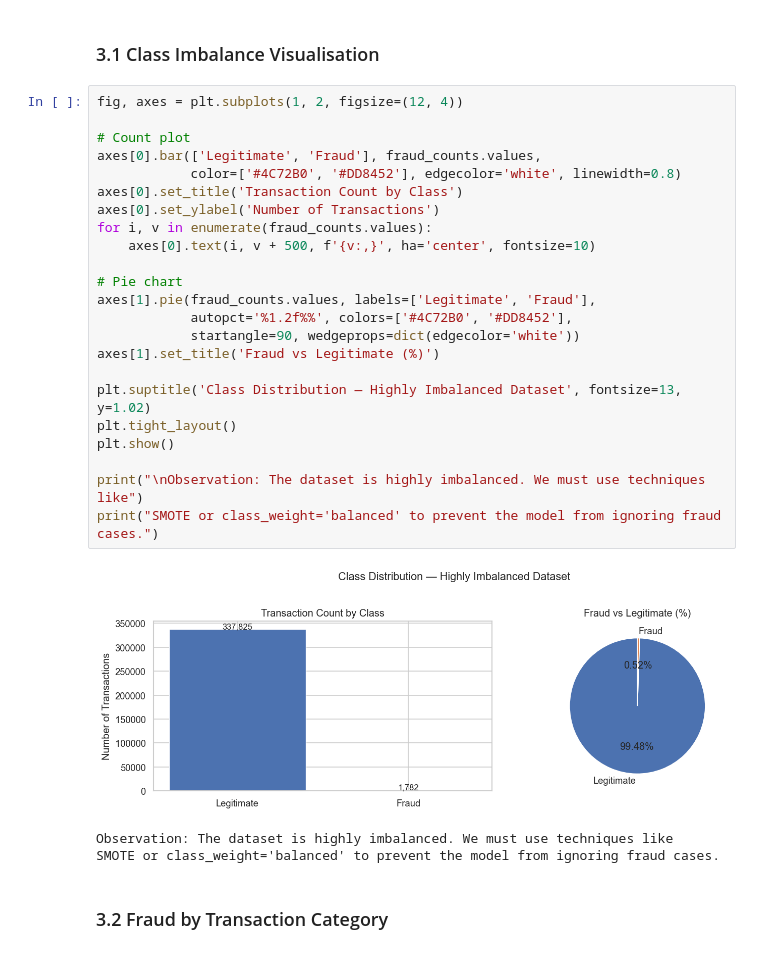
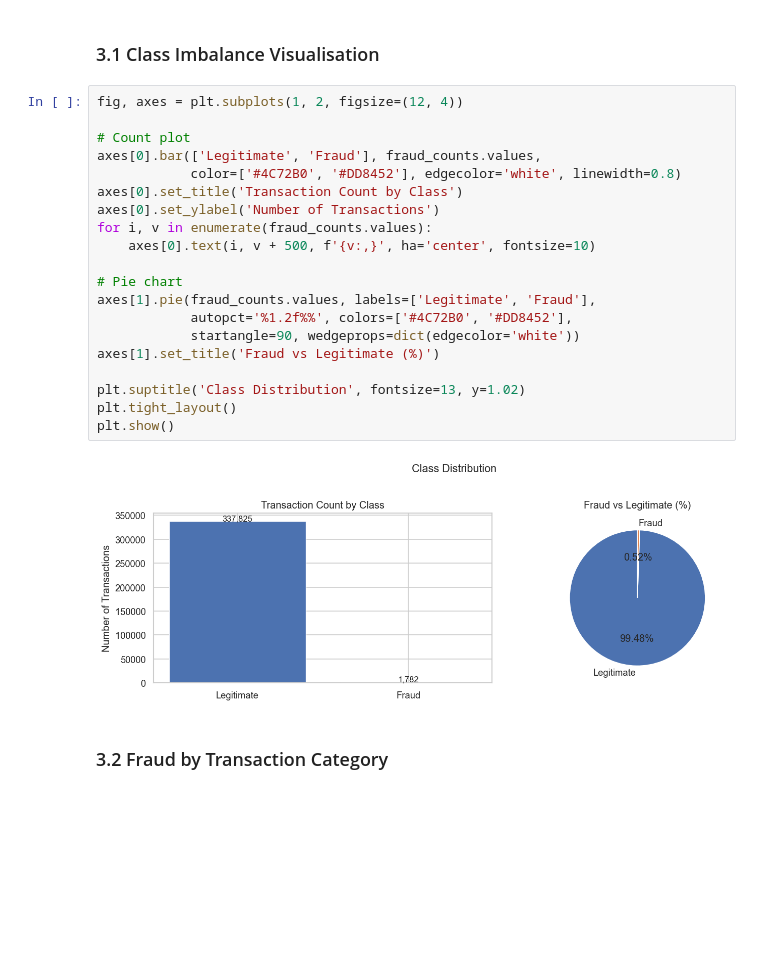
Before and after one commit to ore291/CREDIT-CARD-FRAUD, a Jupyter notebook: COM763_Fraud_Detection.ipynb, the cells around one changed output. Drawn from its saved outputs; the diff is of its cells as text; blank space fills up the shorter version.

```diff
--- a/COM763_Fraud_Detection.ipynb
+++ b/COM763_Fraud_Detection.ipynb
@@ -121,30 +122,25 @@ I have identified key questions to be answered by the dataset:
 # %%
 fig, axes = plt.subplots(1, 2, figsize=(12, 4))
 
 # Count plot
 axes[0].bar(['Legitimate', 'Fraud'], fraud_counts.values,
             color=['#4C72B0', '#DD8452'], edgecolor='white', linewidth=0.8)
 axes[0].set_title('Transaction Count by Class')
 axes[0].set_ylabel('Number of Transactions')
 for i, v in enumerate(fraud_counts.values):
     axes[0].text(i, v + 500, f'{v:,}', ha='center', fontsize=10)
 
 # Pie chart
 axes[1].pie(fraud_counts.values, labels=['Legitimate', 'Fraud'],
             autopct='%1.2f%%', colors=['#4C72B0', '#DD8452'],
             startangle=90, wedgeprops=dict(edgecolor='white'))
 axes[1].set_title('Fraud vs Legitimate (%)')
 
-plt.suptitle('Class Distribution — Highly Imbalanced Dataset', fontsize=13, y=1.02)
+plt.suptitle('Class Distribution', fontsize=13, y=1.02)
 plt.tight_layout()
 plt.show()
-
-print("\nObservation: The dataset is highly imbalanced. We must use techniques like")
-print("SMOTE or class_weight='balanced' to prevent the model from ignoring fraud cases.")
 # %% [output]
-[figure, old version]
+[figure, new version]
-Observation: The dataset is highly imbalanced. We must use techniques like
-SMOTE or class_weight='balanced' to prevent the model from ignoring fraud cases.
 # %% [markdown]
 ### 3.2 Fraud by Transaction Category
 # %%
```
Also changed, not shown: parts of 13 cells of this notebook, 5 other files.
